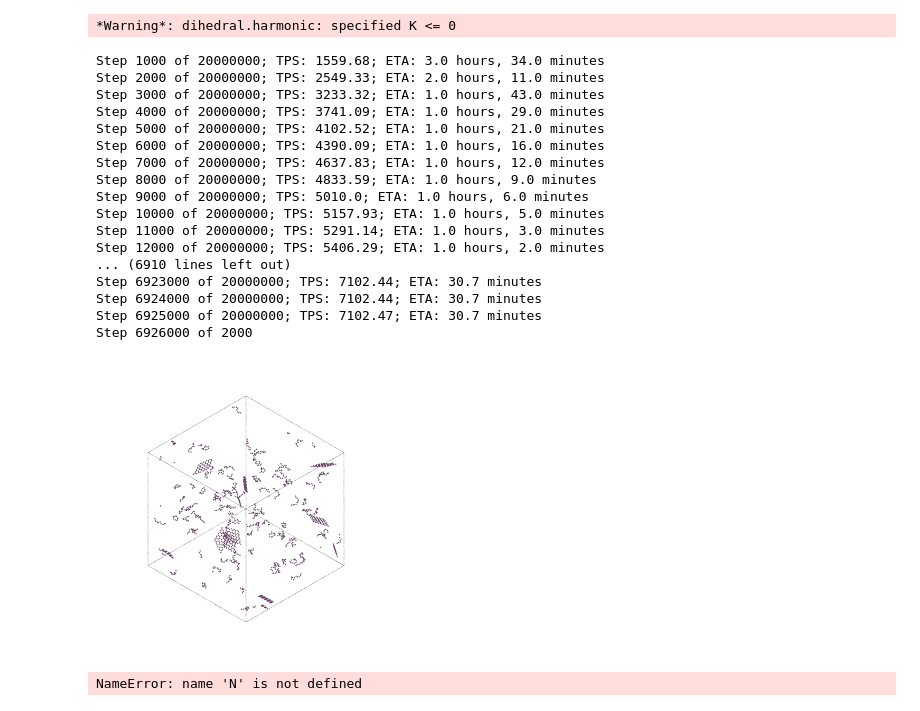
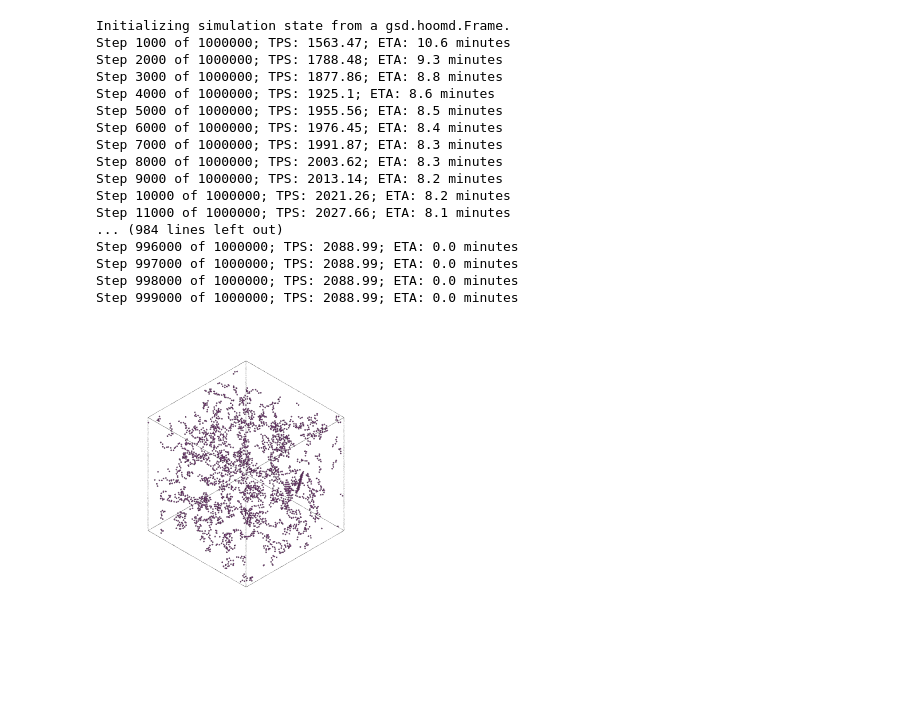
Before and after one commit to eridanirojas/mxene, a Jupyter notebook: example/ej_flakes.ipynb, the cells around one changed output. Drawn from its saved outputs; the diff is of its cells as text; code cells hidden in the pictures; blank space fills up the shorter version.

Commit message:
pushing my changes to ej_flakes and plots before pulling working aggragation examples

```diff
--- a/example/ej_flakes.ipynb
+++ b/example/ej_flakes.ipynb
@@ -58,16 +58,18 @@ class Graphene(System):
     def _build_system(self):
         return self.all_molecules[0]
 #OK, so we want to initialize a system with some chains and some flakes
-N_chains = 100
+N_chains = 300
 initial_dens = 0.01
-final_dens = 0.05
+final_dens = 0.8
 kg_chain = LJChain(lengths=10,num_mols=N_chains)
 sheet = Graphene(x_repeat=5, y_repeat=5, n_layers=1, periodicity=(False, False, False))
-system = Pack(molecules=[Molecule(compound=sheet.all_molecules[0], num_mols=10), kg_chain],
-              density=initial_dens, packing_expand_factor = 6, seed=2)
+system = Pack(molecules=[Molecule(compound=sheet.all_molecules[0], num_mols=2), kg_chain],
+            density=initial_dens, packing_expand_factor = 6, seed=2, overlap=1.1)
 system.visualize()
 # %% [output]
 [interactive output not drawn]
+# %%
+cpu = hoomd.device.CPU()
 # %%
 # this FF is for research question
 # WCA = 2 **1/6, kT = 3.0, needs thousand chains, maybe 10-12 flakes. large system, need lots of steps. 5e6 probably good.
@@ -91,10 +93,10 @@ ff = BeadSpring(
     }
 )
 dt = 0.0005
-gsd = f"{N_chains}_10mer10f_{dt}dt.gsd"
-log = f"{N_chains}_10mer10f_{dt}dt.txt"
+gsd = f"{N_chains}_10mer2f_{dt}dt.gsd"
+log = f"{N_chains}_10mer2f_{dt}dt.txt"
 sim = Simulation(initial_state=system.hoomd_snapshot, forcefield=ff.hoomd_forces, device=cpu, dt = dt, gsd_write_freq=int(1000), log_file_name = log, gsd_file_name = gsd)
-sim.run_NVT(n_steps=20e6, kT=7, tau_kt=dt*100)
+sim.run_NVT(n_steps=1e6, kT=3, tau_kt=dt*100)
 sim.flush_writers()
 sim_visualizer = FresnelGSD(gsd_file=gsd, frame=-1, view_axis=(1, 1, 1))
 sim_visualizer.view()
@@ -103,28 +105,25 @@ Initializing simulation state from a gsd.hoomd.Frame.
-*Warning*: dihedral.harmonic: specified K <= 0
+Initializing simulation state from a gsd.hoomd.Frame.
+Step 1000 of 1000000; TPS: 1563.47; ETA: 10.6 minutes
+Step 2000 of 1000000; TPS: 1788.48; ETA: 9.3 minutes
+Step 3000 of 1000000; TPS: 1877.86; ETA: 8.8 minutes
+Step 4000 of 1000000; TPS: 1925.1; ETA: 8.6 minutes
+Step 5000 of 1000000; TPS: 1955.56; ETA: 8.5 minutes
+Step 6000 of 1000000; TPS: 1976.45; ETA: 8.4 minutes
+Step 7000 of 1000000; TPS: 1991.87; ETA: 8.3 minutes
+Step 8000 of 1000000; TPS: 2003.62; ETA: 8.3 minutes
+Step 9000 of 1000000; TPS: 2013.14; ETA: 8.2 minutes
+Step 10000 of 1000000; TPS: 2021.26; ETA: 8.2 minutes
+Step 11000 of 1000000; TPS: 2027.66; ETA: 8.1 minutes
+... (984 lines left out)
+Step 996000 of 1000000; TPS: 2088.99; ETA: 0.0 minutes
+Step 997000 of 1000000; TPS: 2088.99; ETA: 0.0 minutes
+Step 998000 of 1000000; TPS: 2088.99; ETA: 0.0 minutes
+Step 999000 of 1000000; TPS: 2088.99; ETA: 0.0 minutes
-Step 1000 of 20000000; TPS: 1559.68; ETA: 3.0 hours, 34.0 minutes
-Step 2000 of 20000000; TPS: 2549.33; ETA: 2.0 hours, 11.0 minutes
-Step 3000 of 20000000; TPS: 3233.32; ETA: 1.0 hours, 43.0 minutes
-Step 4000 of 20000000; TPS: 3741.09; ETA: 1.0 hours, 29.0 minutes
-Step 5000 of 20000000; TPS: 4102.52; ETA: 1.0 hours, 21.0 minutes
-Step 6000 of 20000000; TPS: 4390.09; ETA: 1.0 hours, 16.0 minutes
-Step 7000 of 20000000; TPS: 4637.83; ETA: 1.0 hours, 12.0 minutes
-Step 8000 of 20000000; TPS: 4833.59; ETA: 1.0 hours, 9.0 minutes
-Step 9000 of 20000000; TPS: 5010.0; ETA: 1.0 hours, 6.0 minutes
-Step 10000 of 20000000; TPS: 5157.93; ETA: 1.0 hours, 5.0 minutes
-Step 11000 of 20000000; TPS: 5291.14; ETA: 1.0 hours, 3.0 minutes
-Step 12000 of 20000000; TPS: 5406.29; ETA: 1.0 hours, 2.0 minutes
-... (6910 lines left out)
-Step 6923000 of 20000000; TPS: 7102.44; ETA: 30.7 minutes
-Step 6924000 of 20000000; TPS: 7102.44; ETA: 30.7 minutes
-Step 6925000 of 20000000; TPS: 7102.47; ETA: 30.7 minutes
-Step 6926000 of 2000
-[figure, old version]
+[figure, new version]
 # %%
 data = np.genfromtxt(log, names=True)
 # %%
 N.append(N_chains)
-# %% [output]
-NameError: name 'N' is not defined
 # %%
 tps.append(np.average(data["flowermdbasesimulationSimulationtps"]))
 # %%
```
Also changed, not shown: parts of 4 cells of this notebook, 1 other file.
